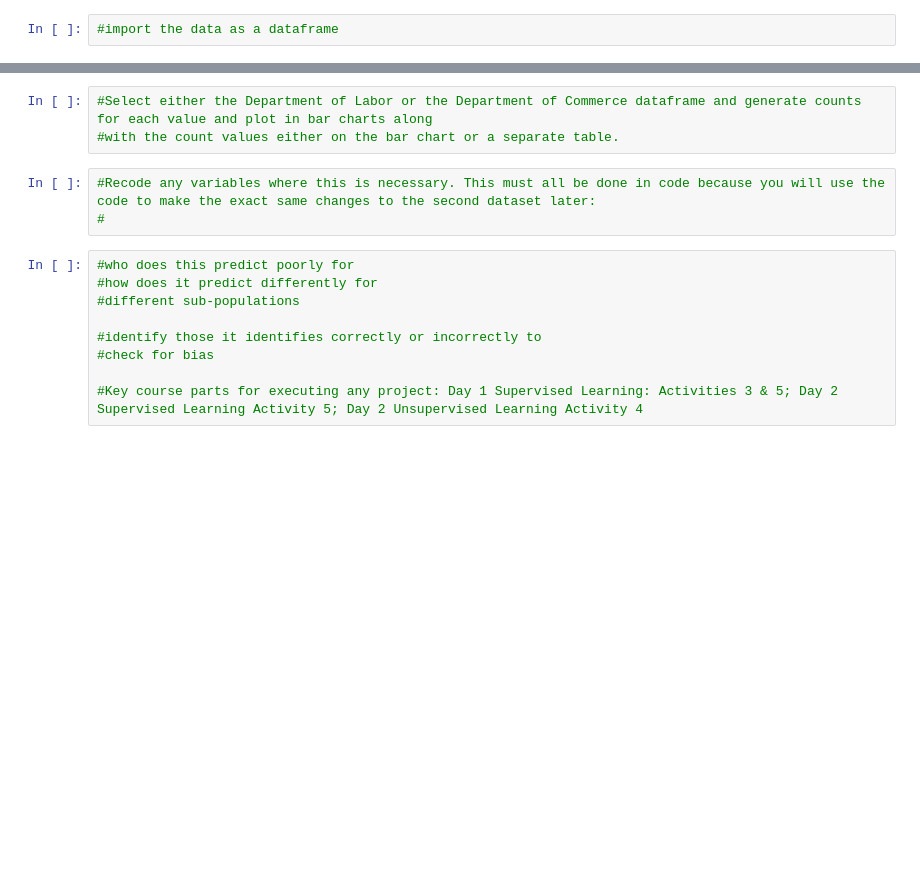
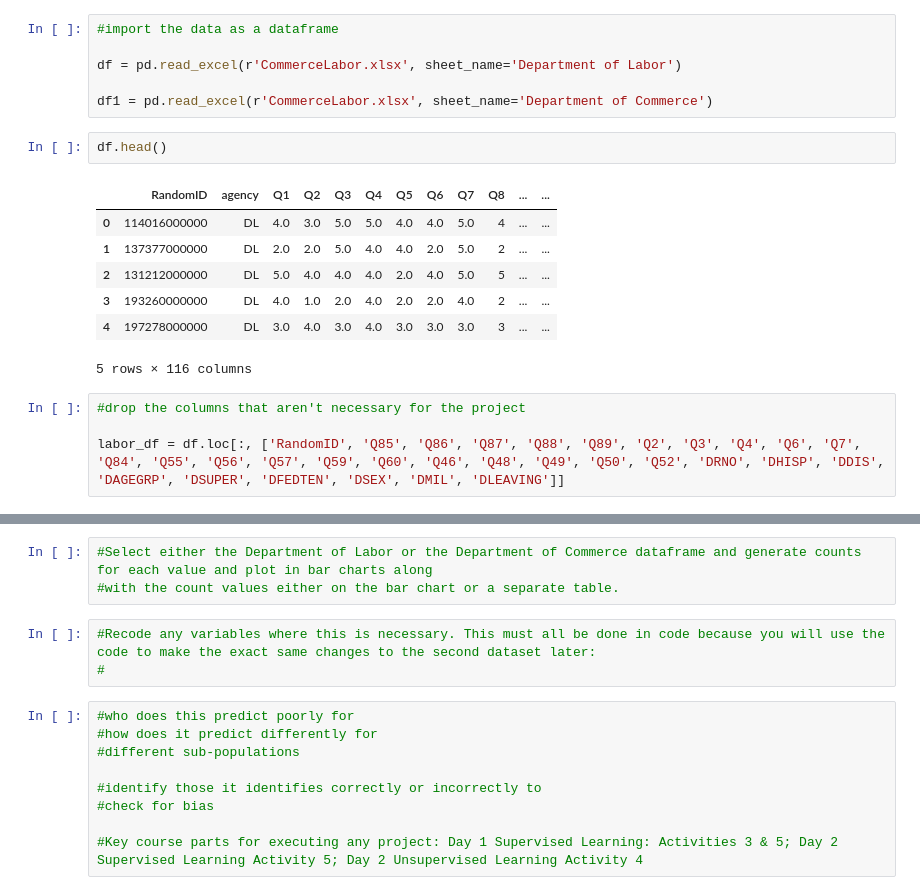
Before and after one commit to CJunger/agency-turnover, a Jupyter notebook: agency_analysis.ipynb, the cells around one changed output, grey strips where cells are left out. Cells and saved outputs as stored; diff of their text form; blank space fills up the shorter version.

```diff
--- a/agency_analysis.ipynb
+++ b/agency_analysis.ipynb
@@ -3,2 +9,20 @@
 # %%
 #import the data as a dataframe
+
+df = pd.read_excel(r'CommerceLabor.xlsx', sheet_name='Department of Labor')
+
+df1 = pd.read_excel(r'CommerceLabor.xlsx', sheet_name='Department of Commerce')
+# %%
+df.head()
+# %% [output]
+|  | RandomID | agency | Q1 | Q2 | Q3 | Q4 | Q5 | Q6 | Q7 | Q8 | ... | ... |
+| 0 | 114016000000 | DL | 4.0 | 3.0 | 5.0 | 5.0 | 4.0 | 4.0 | 5.0 | 4 | ... | ... |
+| 1 | 137377000000 | DL | 2.0 | 2.0 | 5.0 | 4.0 | 4.0 | 2.0 | 5.0 | 2 | ... | ... |
+| 2 | 131212000000 | DL | 5.0 | 4.0 | 4.0 | 4.0 | 2.0 | 4.0 | 5.0 | 5 | ... | ... |
+| 3 | 193260000000 | DL | 4.0 | 1.0 | 2.0 | 4.0 | 2.0 | 2.0 | 4.0 | 2 | ... | ... |
+| 4 | 197278000000 | DL | 3.0 | 4.0 | 3.0 | 4.0 | 3.0 | 3.0 | 3.0 | 3 | ... | ... |
+5 rows × 116 columns
+# %%
+#drop the columns that aren't necessary for the project
+
+labor_df = df.loc[:, ['RandomID', 'Q85', 'Q86', 'Q87', 'Q88', 'Q89', 'Q2', 'Q3', 'Q4', 'Q6', 'Q7', 'Q84', 'Q55', 'Q56', 'Q57', 'Q59', 'Q60', 'Q46', 'Q48', 'Q49', 'Q50', 'Q52', 'DRNO', 'DHISP', 'DDIS', 'DAGEGRP', 'DSUPER', 'DFEDTEN', 'DSEX', 'DMIL', 'DLEAVING']]
```
Also changed, not shown: parts of 23 cells of this notebook.
